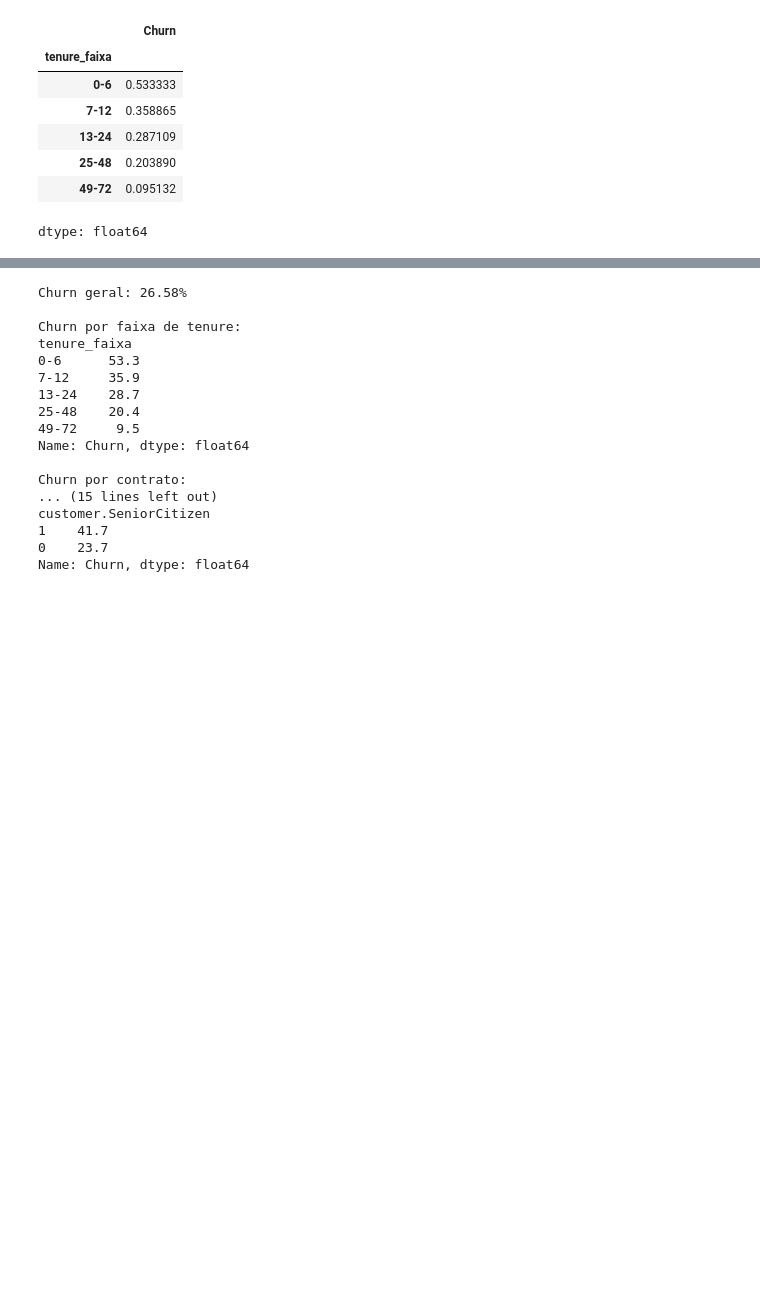
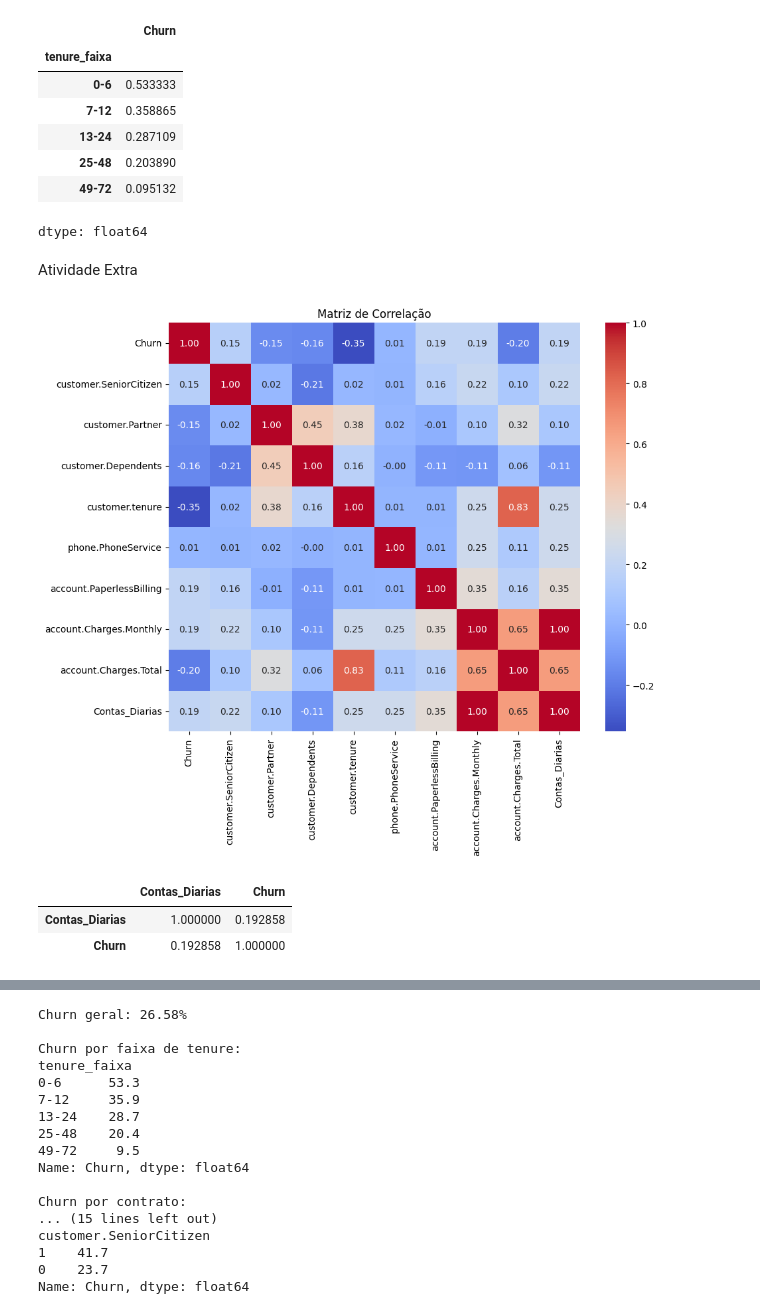
Before and after one commit to rafernandes20/challenge-alura-telecomX, a Jupyter notebook: Alura_Challenge_Telecom_X.ipynb, the cells around one changed output, grey strips where cells are left out. Saved outputs shown, nothing was run; the diff lists cells and outputs as text; code cells hidden in the pictures; blank space fills up the shorter version.

```diff
--- a/Alura_Challenge_Telecom_X.ipynb
+++ b/Alura_Challenge_Telecom_X.ipynb
@@ -479,3 +477,27 @@ df.groupby("tenure_faixa")["Churn"].mean()
 | 25-48 | 0.203890 |
 | 49-72 | 0.095132 |
 dtype: float64
+# %% [markdown]
+Atividade Extra
+# %%
+import seaborn as sns
+import matplotlib.pyplot as plt
+
+# Selecionar apenas colunas numéricas
+df_numeric = df.select_dtypes(include=["int64", "float64"])
+
+# Matriz de correlação
+corr_matrix = df_numeric.corr()
+
+plt.figure(figsize=(10,8))
+sns.heatmap(corr_matrix, annot=True, cmap="coolwarm", fmt=".2f")
+plt.title("Matriz de Correlação")
+plt.show()
+# %% [output]
+[figure, added]
+# %%
+df[["Contas_Diarias", "Churn"]].corr()
+# %% [output]
+|  | Contas_Diarias | Churn |
+| Contas_Diarias | 1.000000 | 0.192858 |
+| Churn | 0.192858 | 1.000000 |
```
Also changed, not shown: parts of 5 cells of this notebook.
